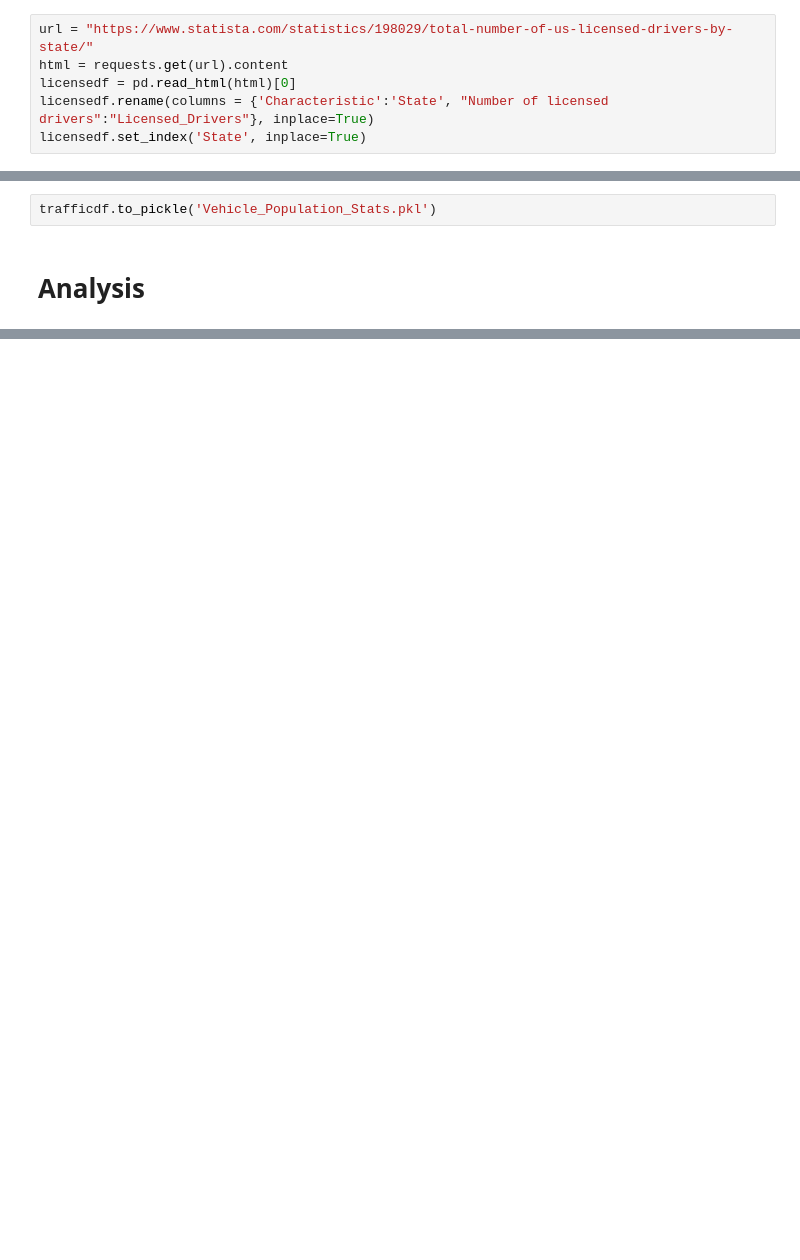
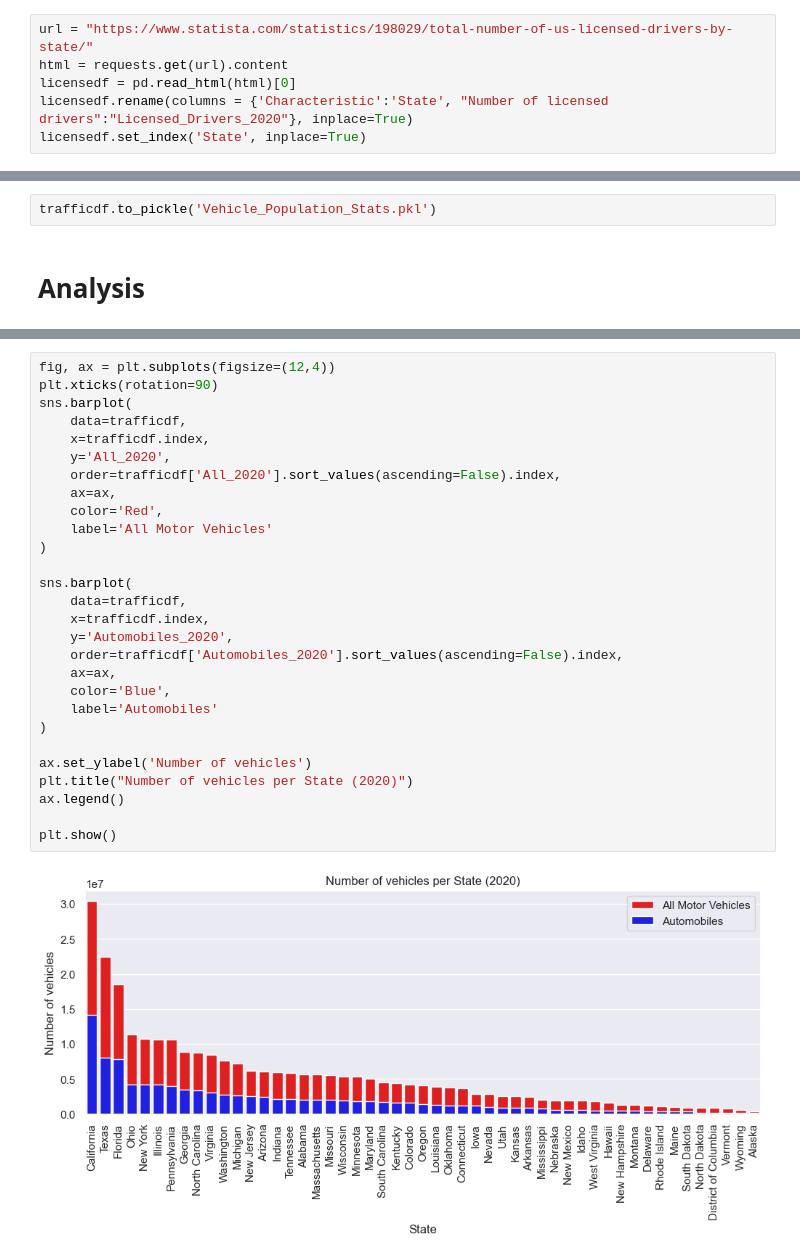
Before and after one commit to maxvangalen/WT-Data, a Jupyter notebook: traffic.ipynb, the cells around one changed output, grey strips where cells are left out. Cells and saved outputs as stored; diff of their text form; blank space fills up the shorter version.

```diff
--- a/traffic.ipynb
+++ b/traffic.ipynb
@@ -69,7 +69,7 @@ trafficdf = pd.concat([trafficdf, tempdf], axis=1)
 url = "https://www.statista.com/statistics/198029/total-number-of-us-licensed-drivers-by-state/"
 html = requests.get(url).content
 licensedf = pd.read_html(html)[0]
-licensedf.rename(columns = {'Characteristic':'State', "Number of licensed drivers":"Licensed_Drivers"}, inplace=True)
+licensedf.rename(columns = {'Characteristic':'State', "Number of licensed drivers":"Licensed_Drivers_2020"}, inplace=True)
 licensedf.set_index('State', inplace=True)
 # %%
 trafficdf = pd.concat([trafficdf, licensedf], axis=1)
@@ -120,0 +157,30 @@ plt.show()
+# %%
+fig, ax = plt.subplots(figsize=(12,4))
+plt.xticks(rotation=90)
+sns.barplot(
+    data=trafficdf,
+    x=trafficdf.index,
+    y='All_2020',
+    order=trafficdf['All_2020'].sort_values(ascending=False).index,
+    ax=ax,
+    color='Red',
+    label='All Motor Vehicles'
+)
+
+sns.barplot(
+    data=trafficdf,
+    x=trafficdf.index,
+    y='Automobiles_2020',
+    order=trafficdf['Automobiles_2020'].sort_values(ascending=False).index,
+    ax=ax,
+    color='Blue',
+    label='Automobiles'
+)
+
+ax.set_ylabel('Number of vehicles')
+plt.title("Number of vehicles per State (2020)")
+ax.legend()
+
+plt.show()
+# %% [output]
+[figure, added]
```
Also changed, not shown: parts of 19 cells of this notebook.
